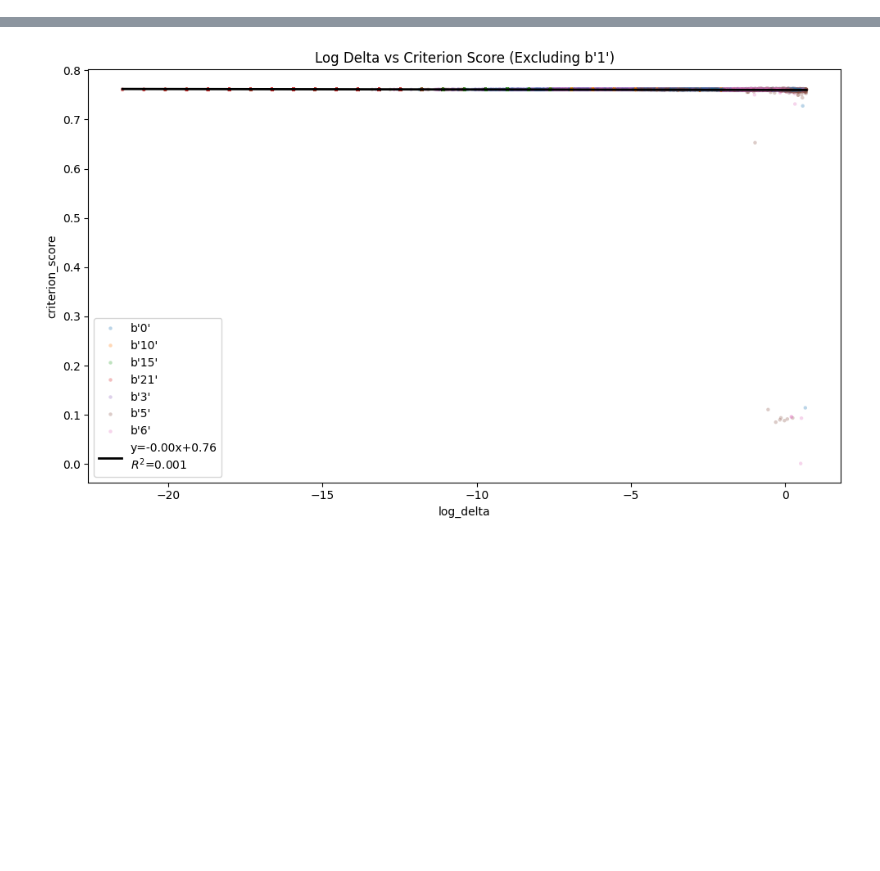
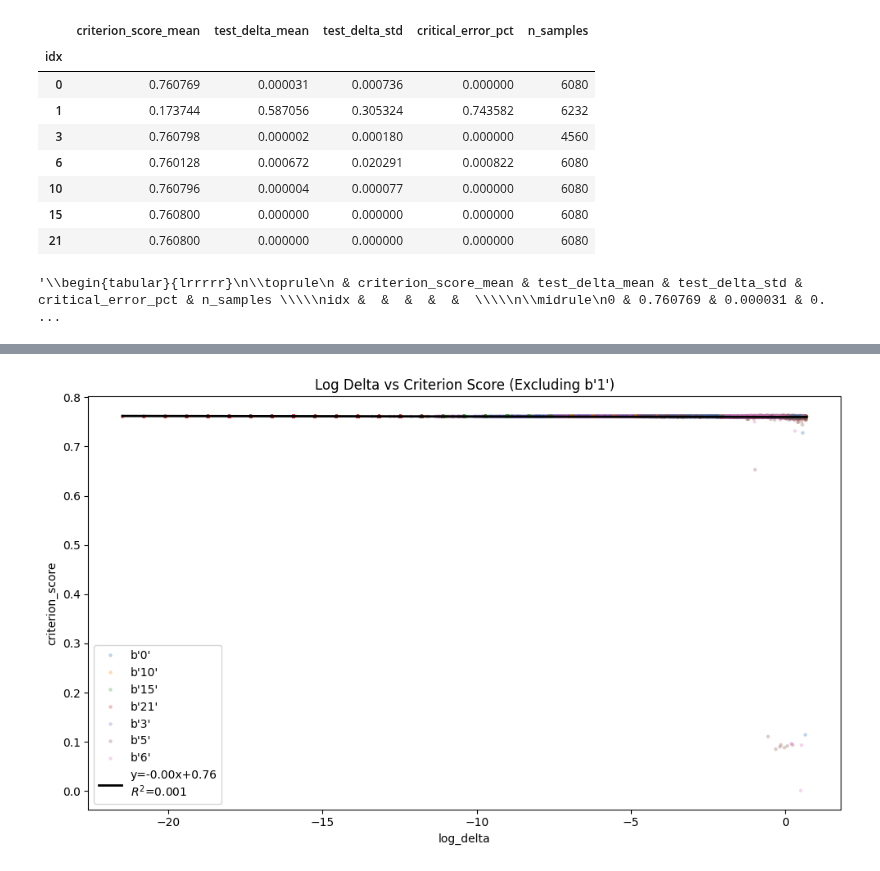
Before and after one commit to wd7512/seu-injection-framework, a Jupyter notebook: Research/results_analysis_final.ipynb, the cells around one changed output, grey strips where cells are left out. Saved outputs shown, nothing was run; the diff lists cells and outputs as text; code cells hidden in the pictures; blank space fills up the shorter version.

```diff
--- a/Research/results_analysis_final.ipynb
+++ b/Research/results_analysis_final.ipynb
@@ -32,3 +47,29 @@ df
+# %%
+import numpy as np
+
+df["test_delta"] = 0.7608 - df["criterion_score"]
+
+result = df.groupby("idx").agg(
+    criterion_score_mean=("criterion_score", "mean"),
+    test_delta_mean=("test_delta", "mean"),
+    test_delta_std=("test_delta", "std"),
+    critical_error_pct=("criterion_score", lambda x: np.mean(x < 0.1)),
+    n_samples=("criterion_score", "count")  # or use any column
+)
+display(result)
+
+result.to_latex()
+# %% [output]
+|  | criterion_score_mean | test_delta_mean | test_delta_std | critical_error_pct | n_samples |
+| idx |  |  |  |  |  |
+| 0 | 0.760769 | 0.000031 | 0.000736 | 0.000000 | 6080 |
+| 1 | 0.173744 | 0.587056 | 0.305324 | 0.743582 | 6232 |
+| 3 | 0.760798 | 0.000002 | 0.000180 | 0.000000 | 4560 |
+| 6 | 0.760128 | 0.000672 | 0.020291 | 0.000822 | 6080 |
+| 10 | 0.760796 | 0.000004 | 0.000077 | 0.000000 | 6080 |
+| 15 | 0.760800 | 0.000000 | 0.000000 | 0.000000 | 6080 |
+| 21 | 0.760800 | 0.000000 | 0.000000 | 0.000000 | 6080 |
+'\\begin{tabular}{lrrrrr}\n\\toprule\n & criterion_score_mean & test_delta_mean & test_delta_std & critical_error_pct & n_samples \\\\\nidx &  &  &  &  &  \\\\\n\\midrule\n0 & 0.760769 & 0.000031 & 0. ...
 # %%
 df.dtypes
 # %% [output]
```
Also changed, not shown: parts of 10 cells of this notebook, 10 other files.
